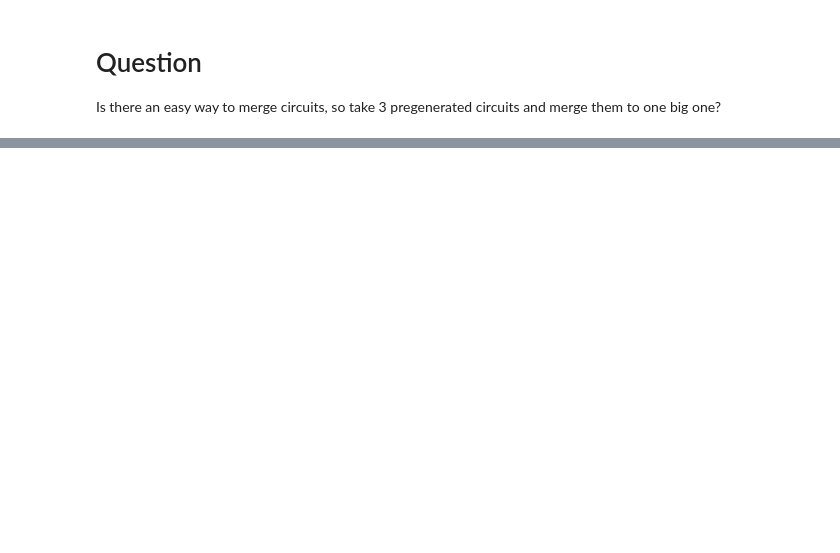
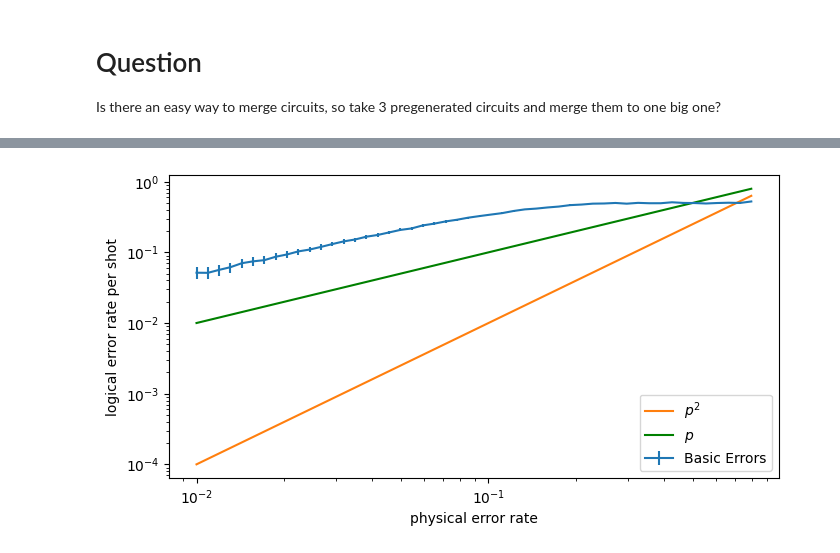
Before and after one commit to leonardlux/MasterArbeit, a Jupyter notebook: code/steane_type/stean_code.ipynb, the cells around one changed output, grey strips where cells are left out. Drawn from its saved outputs; the diff is of its cells as text; code cells hidden in the pictures; blank space fills up the shorter version.

Commit message:
Found errors and reworked everything

```diff
--- a/code/steane_type/stean_code.ipynb
+++ b/code/steane_type/stean_code.ipynb
@@ -272,6 +397,0 @@ if 1:
-# %%
-# The CNOTS gates entangle with the original qubits => they need to be taken into account !
-# do the mathhhhh!
-
-sampler = steane_circuit.compile_detector_sampler()
-print(sampler.sample(shots=1))
@@ -280 +439,15 @@ print(sampler.sample(shots=1))
+# %%
+reversed_steane_circuit = construct_steane_circuit(reverse_order=True)
+
+noisy_reversed_circuit = add_noise(
+    reversed_steane_circuit,
+    noise_model,
+    single_qubit_gate_errors=False,
+    measurement_errors=False,
+    initialize_errors=False,
+    )
+if 1:
+    diagram = noisy_circuit.diagram("timeline-svg")
+    with open('noisy_reversed_circuit.svg', 'w') as f:
+        f.write(str(diagram))
 # %%
@@ -349,0 +534,28 @@ plt.show()
+# %%
+num_shots = 10_000
+noise_set = np.logspace(-2,-0.1)
+#for circuit in [gen_steane_circuit(1)]:
+cm = 1/2.54  # centimeters in inches
+plt.subplots(figsize=(20*cm, 10*cm))
+if 1:
+    xs = []
+    ys = []
+    for noise in noise_set:
+        circuit = construct_steane_circuit(
+            reverse_order=True,
+            basic_errors=True,
+            noise=noise,
+            )
+        num_errors_sampled = count_logical_errors(circuit, num_shots)
+        xs.append(noise)
+        ys.append(num_errors_sampled / num_shots)
+    plt.errorbar(xs,ys,yerr=num_shots**(-1/2),label="Basic Errors")
+plt.loglog()
+plt.plot(noise_set,noise_set**2,label="$p^2$")
+plt.plot(noise_set,noise_set,label="$p$",c="green")
+plt.xlabel("physical error rate")
+plt.ylabel("logical error rate per shot")
+plt.legend()
+plt.show()
+# %% [output]
+[figure, added]
```
Also changed, not shown: parts of 16 cells of this notebook.
